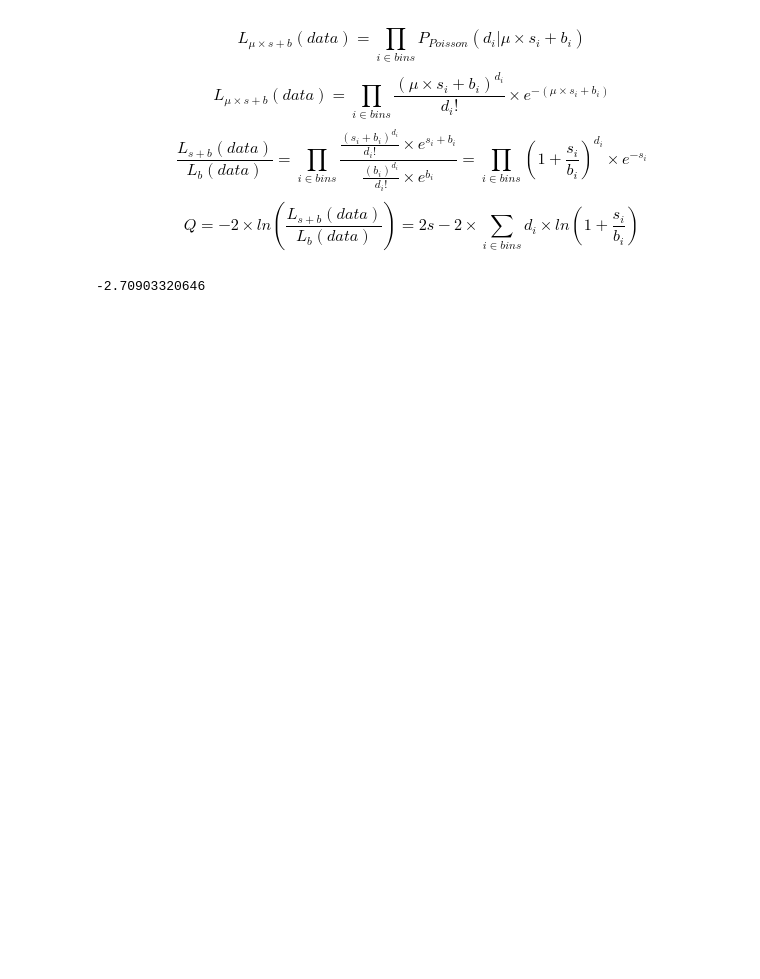
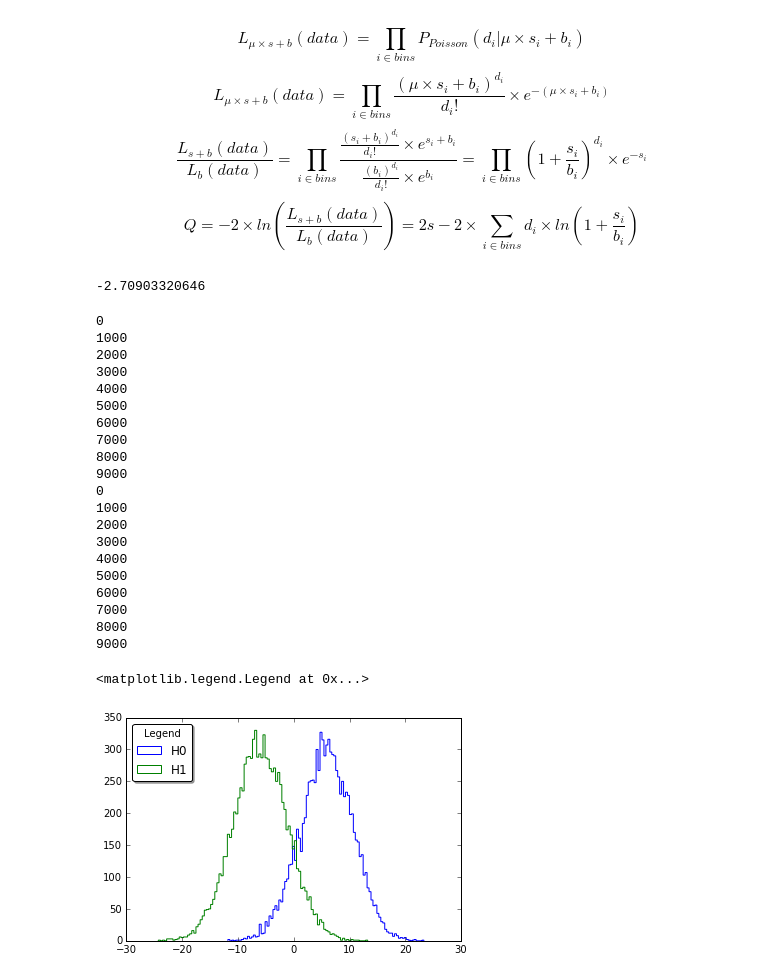
Before and after one commit to HuguesBrun/statTutorialBND, a Jupyter notebook: Statistical Analysis Tutorial.ipynb, the cells around one changed output. Saved outputs shown, nothing was run; the diff lists cells and outputs as text; code cells hidden in the pictures; blank space fills up the shorter version.

```diff
--- a/Statistical Analysis Tutorial.ipynb
+++ b/Statistical Analysis Tutorial.ipynb
@@ -123,3 +123,45 @@ valueLikelyhoodRatio=likelyhoodRatio(dataHist,sigHisto_[1],bgHisto_[1],NbSigEven
 print(valueLikelyhoodRatio)
 # %% [output]
 -2.70903320646
+# %%
+nbToys=10000
+LRbgOnly=[]
+for i in range(0,nbToys):
+    if i%1000==0:
+        print(i)
+    aPseudoBgOnly=pseudoDataFromHisto(sigHisto_[1],bgHisto_[1],NbSigEvent_, NbBgEvent_,0)
+    LRbgOnly.append(likelyhoodRatio(aPseudoBgOnly,sigHisto_[1],bgHisto_[1],NbSigEvent_, NbBgEvent_))
+LRbgOnlyHist = plt.hist(LRbgOnly,histtype='step',bins=100,label='H0')
+
+LRsigBg=[]
+for i in range(0,nbToys):
+    if i%1000==0:
+        print(i)
+    aPseudoSigBg=pseudoDataFromHisto(sigHisto_[1],bgHisto_[1],NbSigEvent_, NbBgEvent_,1)
+    LRsigBg.append(likelyhoodRatio(aPseudoSigBg,sigHisto_[1],bgHisto_[1],NbSigEvent_, NbBgEvent_))
+LRsigBgHist = plt.hist(LRsigBg,histtype='step',bins=100,label='H1')
+plt.legend(loc="upper left", bbox_to_anchor=[0, 1],
+           ncol=1, shadow=True, title="Legend", fancybox=True)
+# %% [output]
+0
+1000
+2000
+3000
+4000
+5000
+6000
+7000
+8000
+9000
+0
+1000
+2000
+3000
+4000
+5000
+6000
+7000
+8000
+9000
+<matplotlib.legend.Legend at 0x...>
+[figure, added]
```
Also changed, not shown: parts of 3 cells of this notebook.
